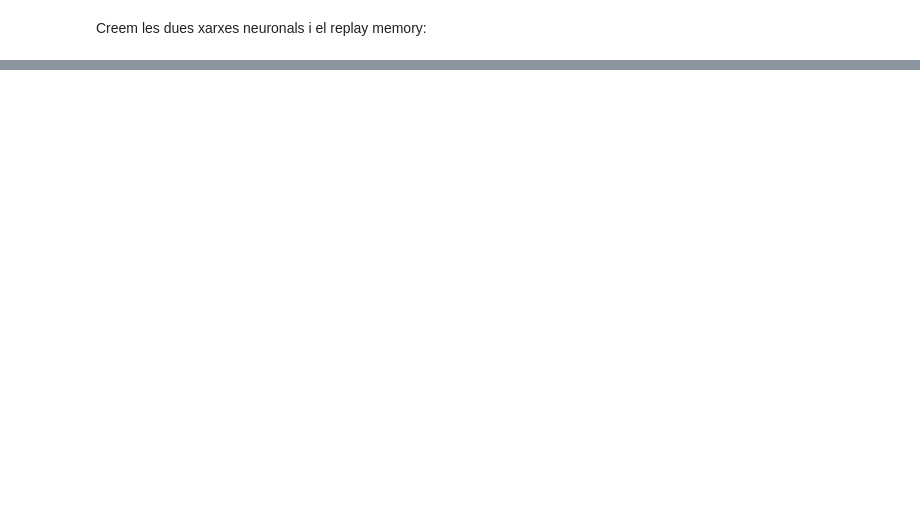
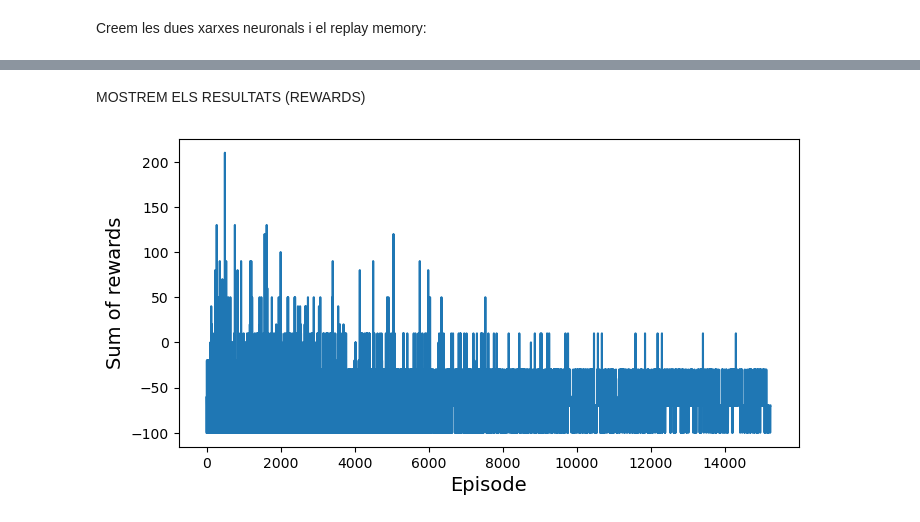
Before and after one commit to BilalAabkari/TFG-snowman, a Jupyter notebook: main.ipynb, the cells around one changed output, grey strips where cells are left out. Cells and saved outputs as stored; diff of their text form; code cells hidden in the pictures; blank space fills up the shorter version.

```diff
--- a/main.ipynb
+++ b/main.ipynb
@@ -271,14 +284,15 @@ class DQN(nn.Module):
         self.linear2 = nn.Linear(64, n_actions)
 
     def forward(self, x):
+        x = x.permute(0, 3, 1, 2)
         #print(x.shape)
-        x = F.tanh(self.conv1(x))
+        x = F.relu(self.conv1(x))
         #print(x.shape)
-        x = F.tanh(self.conv2(x))
+        x = F.relu(self.conv2(x))
         #print(x.shape)
         x = torch.flatten(x, 1)
         #print(x.shape)
-        x = F.tanh(self.linear1(x))
+        x = F.relu(self.linear1(x))
         #print(x.shape)
         x = F.softmax(self.linear2(x),  dim=1)
 
@@ -289,14 +303,14 @@ Definim alguns hiperparametres i llavors per fer reproduible les proves:
 np.random.seed(13)
 torch.manual_seed(13)
 
-map_rows=7
-map_cols=7
+map_rows=8
+map_cols=8
 
-BATCH_SIZE = 128 #mida del batch del replay
+BATCH_SIZE = 1024 #mida del batch del replay
 GAMMA = 0.99 #factor de descompte de les recompeses futures
 EPS_START = 0.9 #valor inicial de la epsilon per la epsilon greedy policy
 EPS_END = 0.05 #valor final de la epsilon per la epsilon greedy policy
-EPS_DECAY = 1000 #controla la caiguda expoencial del valor epsilon, com més alt, mes lent disminueix
+EPS_DECAY = 40000 #controla la caiguda expoencial del valor epsilon, com més alt, mes lent disminueix
 TAU = 0.005 #controla cada quan s'actualitza la target network
 LR = 1e-4 #Learning rate de l'optimitzador
 
@@ -370,10 +434,8 @@ policy_net = DQN(7, n_actions, map_rows, map_cols).to(device)
 target_net = DQN(7, n_actions, map_rows, map_cols).to(device)
 target_net.load_state_dict(policy_net.state_dict())
 
-memory = ReplayMemory(10000)
+optimizer = optim.AdamW(policy_net.parameters(), lr=LR, amsgrad=True)
 
-training_agent = TrainingAgent(policy_net, target_net, memory)
+memory = ReplayMemory(50000)
 
-#print(snowman_env.split_map_layers())
-a = training_agent.select_action_epsilon_greedy(torch.tensor([snowman_env.split_map_layers()], device=device, dtype=torch.float32), snowman_env)
-print(a)
+training_agent = TrainingAgent(policy_net, target_net, optimizer, memory)
@@ -381,0 +527,11 @@ tensor([[3]], device='cuda:0')
+# %% [markdown]
+MOSTREM ELS RESULTATS (REWARDS)
+# %%
+plt.figure(figsize=(8, 4))
+plt.plot(rewards)
+plt.xlabel("Episode", fontsize=14)
+plt.ylabel("Sum of rewards", fontsize=14)
+#save_fig("dqn_rewards_plot")
+plt.show()
+# %% [output]
+[figure, added]
```
Also changed, not shown: parts of 7 cells of this notebook.
